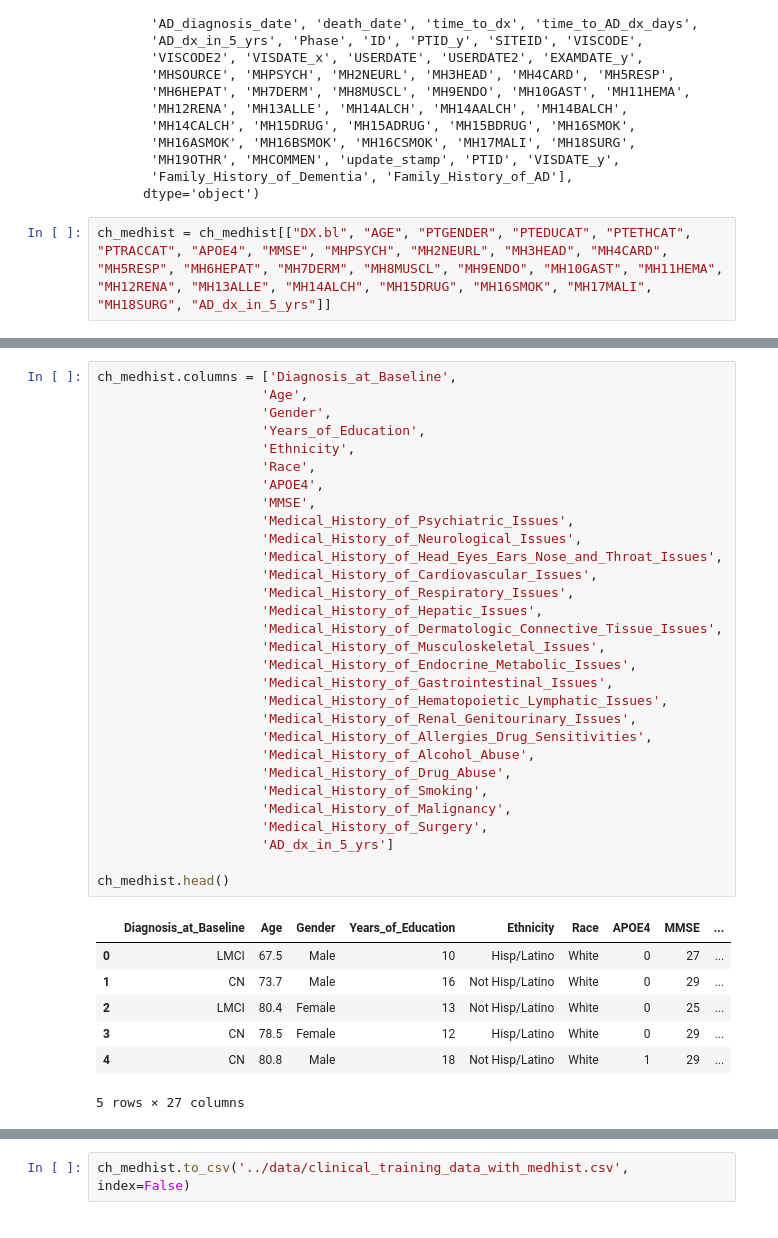
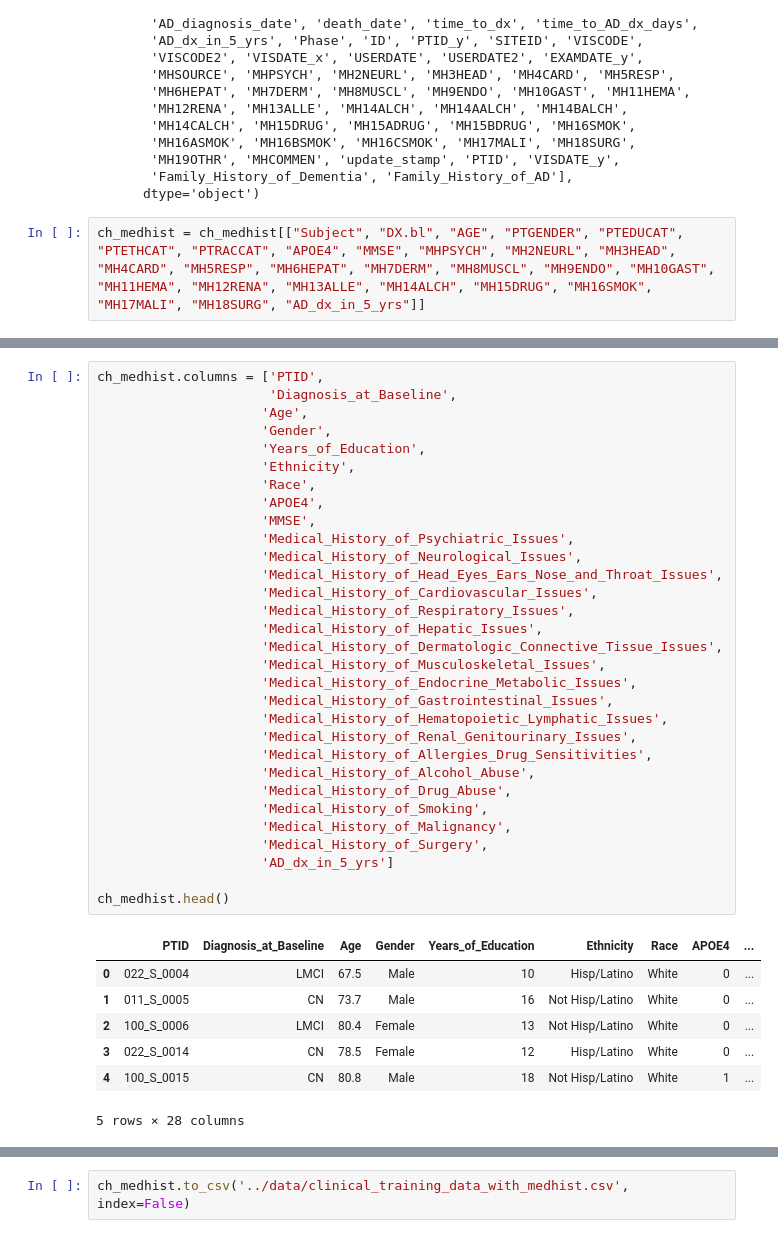
Before and after one commit to jvgalvin/capstone, a Jupyter notebook: notebooks/Medical_History_EDA.ipynb, the cells around one changed output, grey strips where cells are left out. Cells and saved outputs as stored; diff of their text form.

Commit message:
added PTIDs

```diff
--- a/notebooks/Medical_History_EDA.ipynb
+++ b/notebooks/Medical_History_EDA.ipynb
@@ -640,5 +640,5 @@ Index(['directory.id', 'Subject', 'RID', 'Image.Data.ID', 'Modality', 'Visit',
        'Family_History_of_Dementia', 'Family_History_of_AD'],
       dtype='object')
 # %%
-ch_medhist = ch_medhist[["DX.bl", "AGE", "PTGENDER", "PTEDUCAT", "PTETHCAT", "PTRACCAT", "APOE4", "MMSE", "MHPSYCH", "MH2NEURL", "MH3HEAD", "MH4CARD", "MH5RESP", "MH6HEPAT", "MH7DERM", "MH8MUSCL", "MH9ENDO", "MH10GAST", "MH11HEMA", "MH12RENA", "MH13ALLE", "MH14ALCH", "MH15DRUG", "MH16SMOK", "MH17MALI", "MH18SURG", "AD_dx_in_5_yrs"]]
+ch_medhist = ch_medhist[["Subject", "DX.bl", "AGE", "PTGENDER", "PTEDUCAT", "PTETHCAT", "PTRACCAT", "APOE4", "MMSE", "MHPSYCH", "MH2NEURL", "MH3HEAD", "MH4CARD", "MH5RESP", "MH6HEPAT", "MH7DERM", "MH8MUSCL", "MH9ENDO", "MH10GAST", "MH11HEMA", "MH12RENA", "MH13ALLE", "MH14ALCH", "MH15DRUG", "MH16SMOK", "MH17MALI", "MH18SURG", "AD_dx_in_5_yrs"]]
 # %%
@@ -664,41 +664,42 @@ ch_medhist.columns.to_list()
  'MH18SURG',
  'AD_dx_in_5_yrs']
 # %%
-ch_medhist.columns = ['Diagnosis_at_Baseline',
+ch_medhist.columns = ['PTID',
+                      'Diagnosis_at_Baseline',
                      'Age',
                      'Gender',
                      'Years_of_Education',
                      'Ethnicity',
                      'Race',
                      'APOE4',
                      'MMSE',
                      'Medical_History_of_Psychiatric_Issues',
                      'Medical_History_of_Neurological_Issues',
                      'Medical_History_of_Head_Eyes_Ears_Nose_and_Throat_Issues',
                      'Medical_History_of_Cardiovascular_Issues',
                      'Medical_History_of_Respiratory_Issues',
                      'Medical_History_of_Hepatic_Issues',
                      'Medical_History_of_Dermatologic_Connective_Tissue_Issues',
                      'Medical_History_of_Musculoskeletal_Issues',
                      'Medical_History_of_Endocrine_Metabolic_Issues',
                      'Medical_History_of_Gastrointestinal_Issues',
                      'Medical_History_of_Hematopoietic_Lymphatic_Issues',
                      'Medical_History_of_Renal_Genitourinary_Issues',
                      'Medical_History_of_Allergies_Drug_Sensitivities',
                      'Medical_History_of_Alcohol_Abuse',
                      'Medical_History_of_Drug_Abuse',
                      'Medical_History_of_Smoking',
                      'Medical_History_of_Malignancy',
                      'Medical_History_of_Surgery',
                      'AD_dx_in_5_yrs']
 
 ch_medhist.head()
 # %% [output]
-|  | Diagnosis_at_Baseline | Age | Gender | Years_of_Education | Ethnicity | Race | APOE4 | MMSE | ... |
-| 0 | LMCI | 67.5 | Male | 10 | Hisp/Latino | White | 0 | 27 | ... |
-| 1 | CN | 73.7 | Male | 16 | Not Hisp/Latino | White | 0 | 29 | ... |
-| 2 | LMCI | 80.4 | Female | 13 | Not Hisp/Latino | White | 0 | 25 | ... |
-| 3 | CN | 78.5 | Female | 12 | Hisp/Latino | White | 0 | 29 | ... |
-| 4 | CN | 80.8 | Male | 18 | Not Hisp/Latino | White | 1 | 29 | ... |
+|  | PTID | Diagnosis_at_Baseline | Age | Gender | Years_of_Education | Ethnicity | Race | APOE4 | ... |
+| 0 | 022_S_0004 | LMCI | 67.5 | Male | 10 | Hisp/Latino | White | 0 | ... |
+| 1 | 011_S_0005 | CN | 73.7 | Male | 16 | Not Hisp/Latino | White | 0 | ... |
+| 2 | 100_S_0006 | LMCI | 80.4 | Female | 13 | Not Hisp/Latino | White | 0 | ... |
+| 3 | 022_S_0014 | CN | 78.5 | Female | 12 | Hisp/Latino | White | 0 | ... |
+| 4 | 100_S_0015 | CN | 80.8 | Male | 18 | Not Hisp/Latino | White | 1 | ... |
-5 rows × 27 columns
+5 rows × 28 columns
 # %%
```
Also changed, not shown: parts of 10 cells of this notebook, 4 other files.
